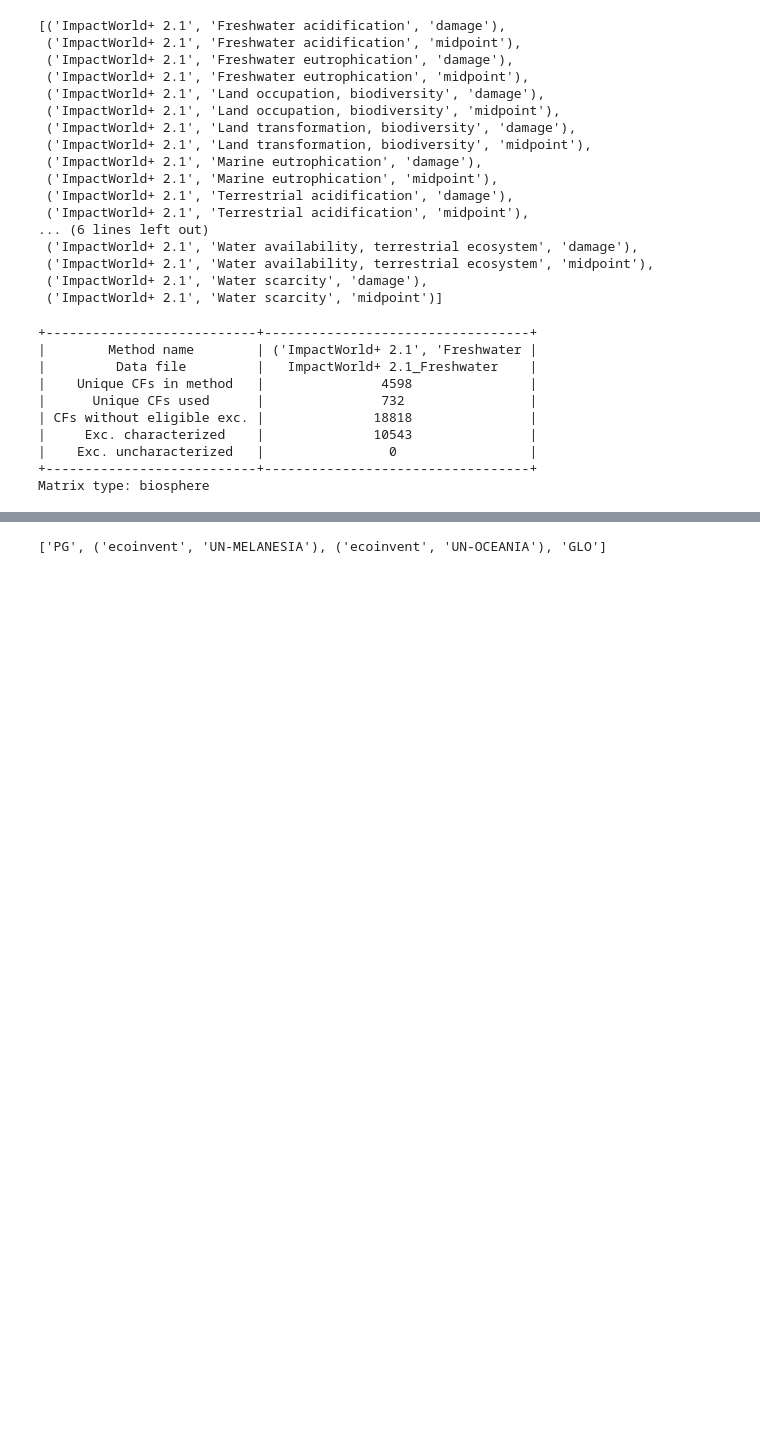
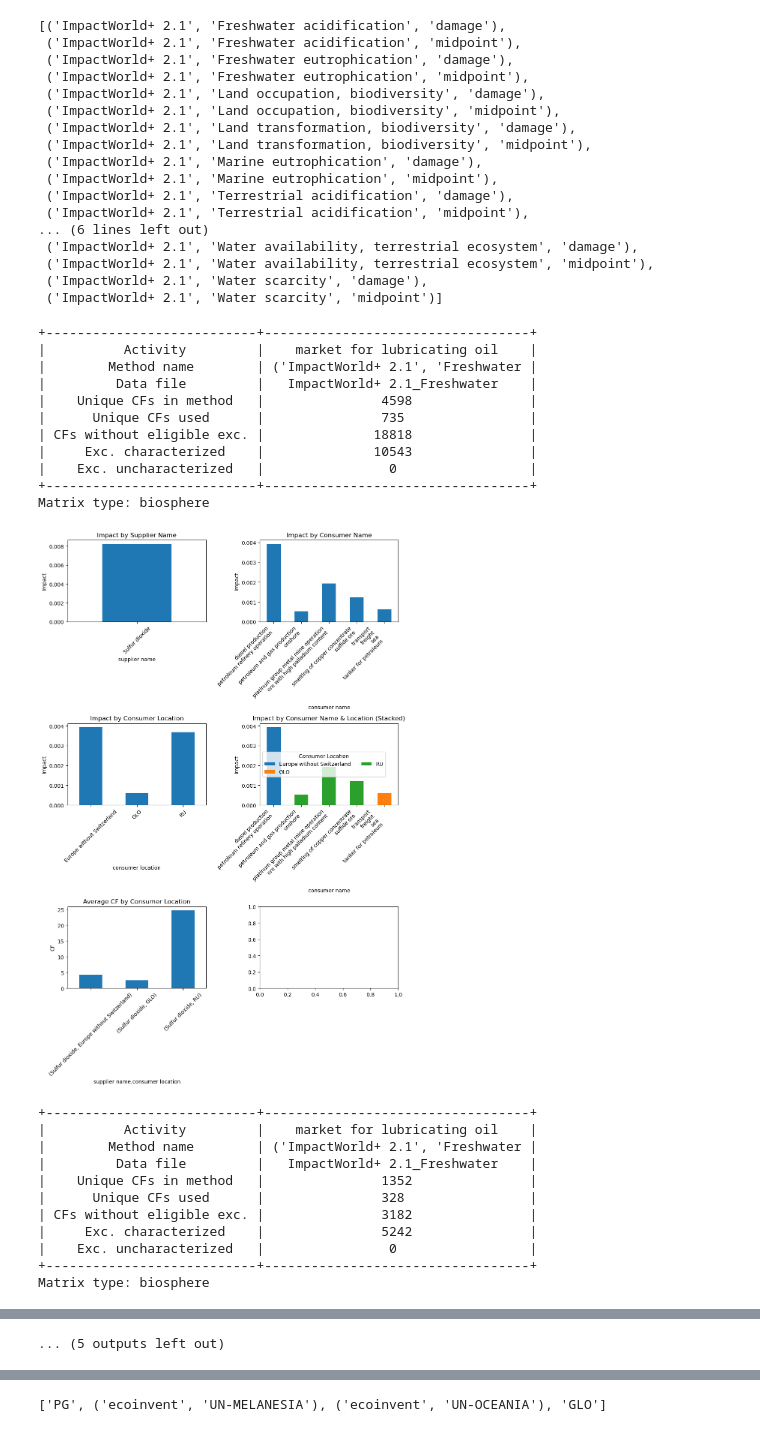
Before and after one commit to philoubet/edges, a Jupyter notebook: dev/ImpactWorld+/test_iw.ipynb, the cells around one changed output, grey strips where cells are left out. Saved outputs shown, nothing was run; the diff lists cells and outputs as text; code cells hidden in the pictures; blank space fills up the shorter version.

```diff
--- a/dev/ImpactWorld+/test_iw.ipynb
+++ b/dev/ImpactWorld+/test_iw.ipynb
@@ -3,8 +3,8 @@ import bw2data, bw2calc, bw2io
 from edges import EdgeLCIA, get_available_methods
 from bw2analyzer.contribution import ContributionAnalysis
 # %%
-bw2data.projects.set_current("ecoinvent-3.10-cutoff")
-act = bw2data.Database("ecoinvent-3.10.1-cutoff").random()
+bw2data.projects.set_current("bw25_ei310")
+act = bw2data.Database("ecoinvent-3.10-cutoff").random()
 #act = [a for a in bw2data.Database("ecoinvent-3.10-cutoff") if "NMC" in #a["name"]][0]
 act
 # %% [output]
@@ -30,25 +30,95 @@ act
  ('ImpactWorld+ 2.1', 'Water scarcity', 'damage'),
  ('ImpactWorld+ 2.1', 'Water scarcity', 'midpoint')]
 # %%
+import matplotlib.pyplot as plt
 #method = ('GeoPolRisk', '2024')
 # method = ('ImpactWorld+ 2.1', 'Land transformation, biodiversity', 'midpoint')
-methods = [m for m in get_available_methods() if "ImpactWorld+" in str(m)][:1]
+methods = [m for m in get_available_methods() if "ImpactWorld+" in str(m) and "midpoint" in str(m)]
 for method in methods:
     LCA = EdgeLCIA({act: 1}, method)
     LCA.lci()
     LCA.lcia()
     df = LCA.generate_cf_table()
 
+    cutoff = 0.03
+
+    # remove rows for which "amount" is below the cutoff
+    total = df["impact"].sum()
+    df = df[df["impact"] > cutoff * total]
+
+    # Plotting
+    fig, axes = plt.subplots(3, 2, figsize=(10, 15))
+
+    # 1. Bar plot of "amount" by "supplier name"
+    df.groupby("supplier name")["impact"].sum().plot(kind="bar", ax=axes[0, 0])
+    axes[0, 0].set_title("Impact by Supplier Name")
+    axes[0, 0].set_ylabel("Impact")
+    axes[0, 0].tick_params(axis="x", rotation=45)
+
+    # 2. Bar plot of "amount" by "consumer name"
+    df.groupby("consumer name")["impact"].sum().plot(kind="bar", ax=axes[0, 1])
+    axes[0, 1].set_title("Impact by Consumer Name")
+    axes[0, 1].set_ylabel("Impact")
+    axes[0, 1].set_xticklabels(
+        [label.get_text().replace(", ", "\n") for label in axes[0, 1].get_xticklabels()],
+        rotation=45,
+        ha="right",
+    )
+
+    # 3. Bar plot of "amount" by "consumer location"
+    df.groupby("consumer location")["impact"].sum().plot(kind="bar", ax=axes[1, 0])
+    axes[1, 0].set_title("Impact by Consumer Location")
+    axes[1, 0].set_ylabel("Impact")
+    axes[1, 0].tick_params(axis="x", rotation=45)
+
+    # 4. Stacked bar plot for "amount" by "consumer name" and "consumer location"
+    df_grouped = df.groupby(["consumer name", "consumer location"])["impact"].sum().unstack()
+    df_grouped.plot(kind="bar", stacked=True, ax=axes[1, 1])
+    axes[1, 1].set_title("Impact by Consumer Name & Location (Stacked)")
+    axes[1, 1].set_ylabel("Impact")
+    axes[1, 1].set_xticklabels(
+        [label.get_text().replace(", ", "\n") for label in axes[1, 1].get_xticklabels()],
+        rotation=45,
+        ha="right",
+    )
+    axes[1, 1].legend(title="Consumer Location", loc="center left", ncol=2)
+
+    # 5. Bar plot of average "CF" by "consumer location"
+    df.groupby(["supplier name", "consumer location"])["CF"].mean().plot(kind="bar", ax=axes[2, 0])
+    axes[2, 0].set_title("Average CF by Consumer Location")
+    axes[2, 0].set_ylabel("CF")
+    axes[2, 0].tick_params(axis="x", rotation=45)
+
+    # remove last subplot
+    fig.delaxes(axes[2, 1])
+
+    plt.tight_layout()
+    plt.show()
+
+
 
   #LCA.score
 # %% [output]
 +---------------------------+----------------------------------+
+|          Activity         |    market for lubricating oil    |
 |        Method name        | ('ImpactWorld+ 2.1', 'Freshwater |
 |         Data file         |   ImpactWorld+ 2.1_Freshwater    |
 |    Unique CFs in method   |               4598               |
-|      Unique CFs used      |               732                |
+|      Unique CFs used      |               735                |
 | CFs without eligible exc. |              18818               |
 |     Exc. characterized    |              10543               |
 |    Exc. uncharacterized   |                0                 |
 +---------------------------+----------------------------------+
 Matrix type: biosphere
+[figure, added]
++---------------------------+----------------------------------+
+|          Activity         |    market for lubricating oil    |
+|        Method name        | ('ImpactWorld+ 2.1', 'Freshwater |
+|         Data file         |   ImpactWorld+ 2.1_Freshwater    |
+|    Unique CFs in method   |               1352               |
+|      Unique CFs used      |               328                |
+| CFs without eligible exc. |               3182               |
+|     Exc. characterized    |               5242               |
+|    Exc. uncharacterized   |                0                 |
++---------------------------+----------------------------------+
+Matrix type: biosphere
@@ -55 +174,2 @@ Matrix type: biosphere
+... (5 outputs left out)
 # %%
```
Also changed, not shown: parts of 4 cells of this notebook, 2 other files.
